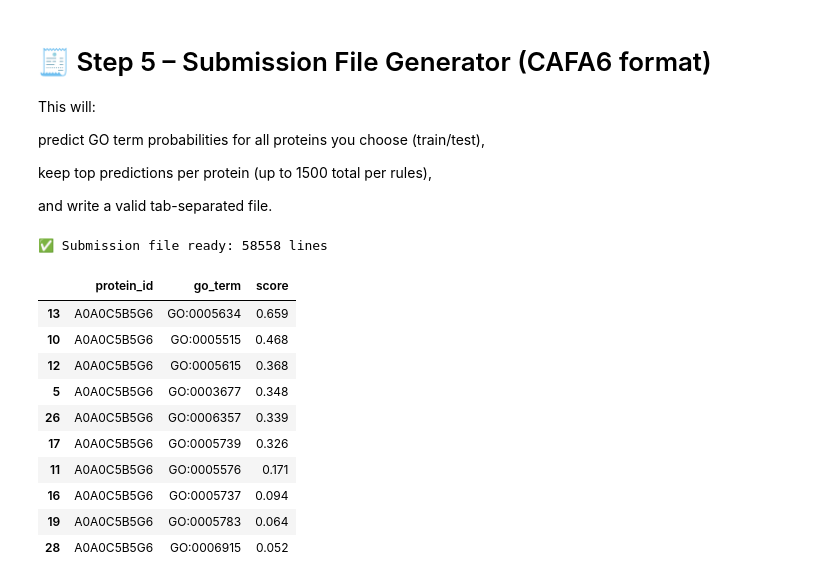
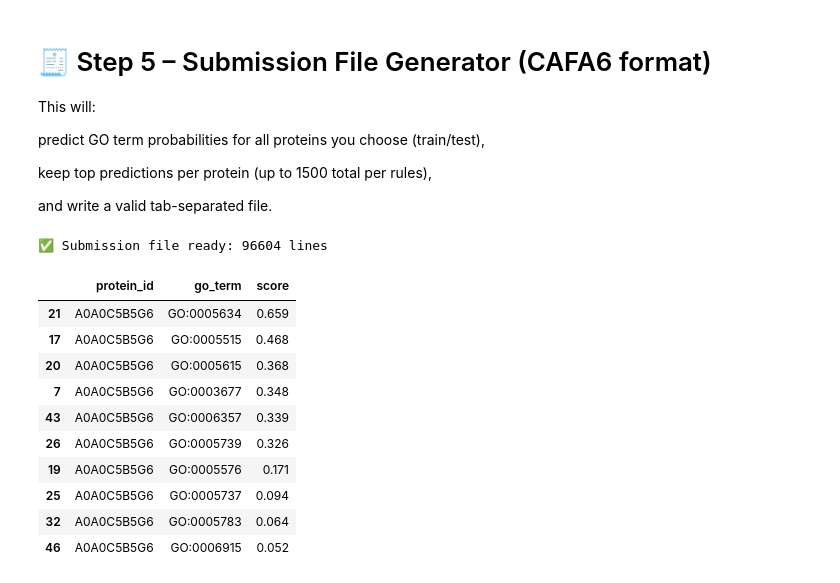
Before and after one commit to dalloliogm/kaggle_competitions, a Jupyter notebook: cafa6-v8-gpu-baseline-esm2-8m.ipynb, the cells around one changed output. Drawn from its saved outputs; the diff is of its cells as text; code cells hidden in the pictures.

```diff
--- a/cafa6-v8-gpu-baseline-esm2-8m.ipynb
+++ b/cafa6-v8-gpu-baseline-esm2-8m.ipynb
@@ -493,42 +493,42 @@ submissions = []
 for idx, row in pred_df.iterrows():
     pid = row["protein_id"]
     scores = row[1:].values
     for go_term, score in zip(pred_df.columns[1:], scores):
-        if score > 0.01:  # keep only confident predictions
+        if score > 0.001:  # keep only confident predictions
             submissions.append((pid, go_term, round(float(score), 3)))
 
 submission_df = pd.DataFrame(submissions, columns=["protein_id", "go_term", "score"])
 
 # ---------------------------------------------------------
 # 3. Enforce CAFA6 constraints
 # ---------------------------------------------------------
 # - Keep max 1500 terms per protein
 submission_df = (
     submission_df.sort_values(["protein_id", "score"], ascending=[True, False])
     .groupby("protein_id")
     .head(1500)
 )
 
 # - Ensure score in (0, 1.000]
 submission_df = submission_df[submission_df["score"] > 0]
 
 # ---------------------------------------------------------
 # 4. Save to tsv (no header)
 # ---------------------------------------------------------
 submission_df.to_csv("submission.tsv", sep="\t", index=False, header=False)
 
 print(f"✅ Submission file ready: {submission_df.shape[0]} lines")
 display(submission_df.head(10))
 # %% [output]
-✅ Submission file ready: 58558 lines
+✅ Submission file ready: 96604 lines
 |  | protein_id | go_term | score |
-| 13 | A0A0C5B5G6 | GO:0005634 | 0.659 |
-| 10 | A0A0C5B5G6 | GO:0005515 | 0.468 |
-| 12 | A0A0C5B5G6 | GO:0005615 | 0.368 |
-| 5 | A0A0C5B5G6 | GO:0003677 | 0.348 |
-| 26 | A0A0C5B5G6 | GO:0006357 | 0.339 |
-| 17 | A0A0C5B5G6 | GO:0005739 | 0.326 |
-| 11 | A0A0C5B5G6 | GO:0005576 | 0.171 |
-| 16 | A0A0C5B5G6 | GO:0005737 | 0.094 |
-| 19 | A0A0C5B5G6 | GO:0005783 | 0.064 |
-| 28 | A0A0C5B5G6 | GO:0006915 | 0.052 |
+| 21 | A0A0C5B5G6 | GO:0005634 | 0.659 |
+| 17 | A0A0C5B5G6 | GO:0005515 | 0.468 |
+| 20 | A0A0C5B5G6 | GO:0005615 | 0.368 |
+| 7 | A0A0C5B5G6 | GO:0003677 | 0.348 |
+| 43 | A0A0C5B5G6 | GO:0006357 | 0.339 |
+| 26 | A0A0C5B5G6 | GO:0005739 | 0.326 |
+| 19 | A0A0C5B5G6 | GO:0005576 | 0.171 |
+| 25 | A0A0C5B5G6 | GO:0005737 | 0.094 |
+| 32 | A0A0C5B5G6 | GO:0005783 | 0.064 |
+| 46 | A0A0C5B5G6 | GO:0006915 | 0.052 |
```
Also changed, not shown: parts of 5 cells of this notebook.
